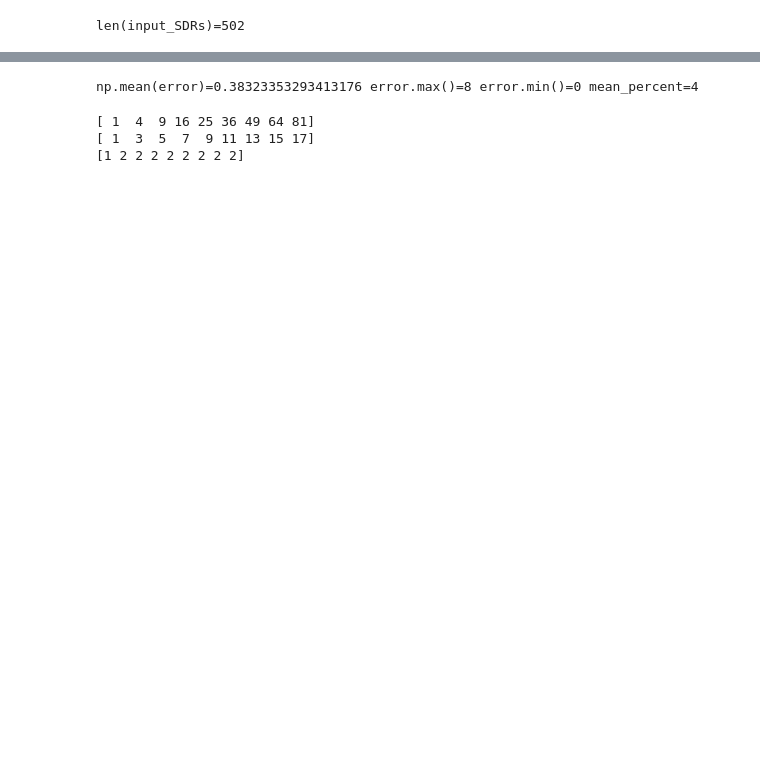
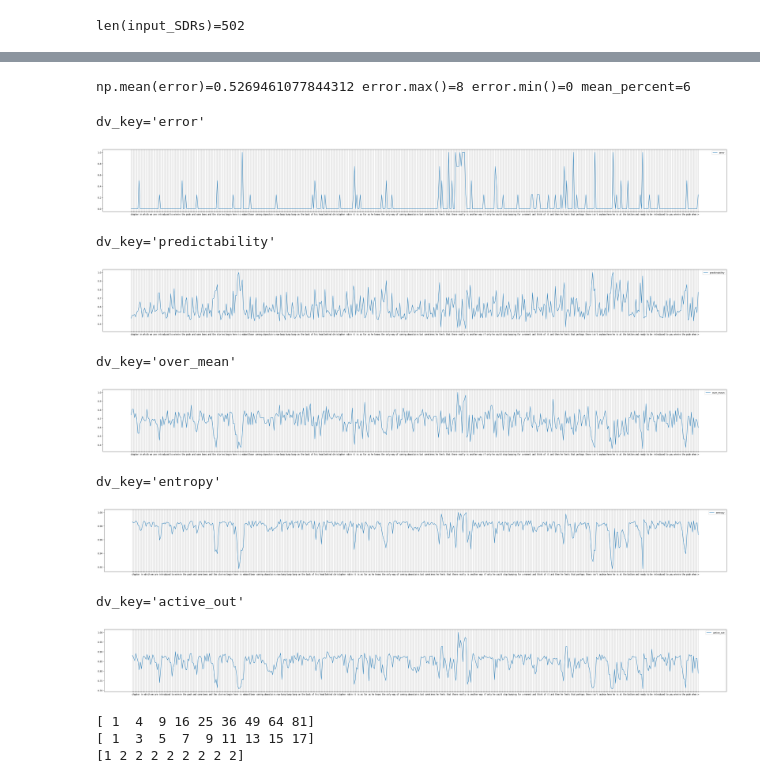
Before and after one commit to ivanoid768/symbol_predictor, a Jupyter notebook: confidence_simple_htm.ipynb, the cells around one changed output, grey strips where cells are left out. Drawn from its saved outputs; the diff is of its cells as text; code cells hidden in the pictures; blank space fills up the shorter version.

Commit message:
dividers: dict[str, ndarray] = {}

```diff
--- a/confidence_simple_htm.ipynb
+++ b/confidence_simple_htm.ipynb
@@ -197,6 +197,9 @@ for SDR in input_SDRs[1:]:
     norm_O = O / np.max(np.abs(O)) + prec
     min_O = np.min(O) - 1
     O[norm_O < TR * infer_coef_TR] = min_O
+
+    atr_O = np.copy(O)
+    atr_O[norm_O < TR * coef_TR] = min_O
 
     max_O = np.max(O, axis=1)
     argmax_O_idx = np.argsort(max_O)[::-1][:sparsity]
@@ -221,7 +224,7 @@ for SDR in input_SDRs[1:]:
     predictability = np.sum(np.abs(max_O - max_O[np.newaxis].T))
     predictability_list.append(predictability)
 
-    active_out = np.sum(O > min_O)
+    active_out = np.sum(atr_O > min_O)
     active_out_list.append(active_out)
 
     O *= SDR[np.newaxis].T
@@ -241,7 +244,49 @@ print(f'{np.mean(error)=} {error.max()=} {error.min()=} {mean_percent=}')
 # for col in np.rot90(O):
 #     print(f'{col.astype(int).tolist()}')
 # %% [output]
-np.mean(error)=0.38323353293413176 error.max()=8 error.min()=0 mean_percent=4
+np.mean(error)=0.5269461077844312 error.max()=8 error.min()=0 mean_percent=6
+# %%
+from numpy import ndarray
+
+dividers: dict[str, ndarray] = {}
+
+dividers.setdefault('error', np.array(error, dtype='float'))
+dividers.setdefault('predictability', np.array(predictability_list, dtype='float'))
+dividers.setdefault('over_mean', np.array(over_mean_list, dtype='float'))
+dividers.setdefault('entropy', np.array(entropy_list, dtype='float'))
+dividers.setdefault('active_out', np.array(active_out_list, dtype='float'))
+
+# dividers['over_mean'] = 1 / dividers['over_mean']
+# dividers['entropy'] = 1 / dividers['entropy']
+# dividers['active_out'] = 1 / dividers['active_out']
+
+for dv_key, dv in dividers.items():
+    dividers[dv_key] = dv / np.max(np.abs(dv)) + prec
+# %%
+for dv_key, dv in dividers.items():
+    plt.figure(figsize=(50, 5))
+
+    plt.plot(np.arange(len(dv)), dv, label = dv_key)
+
+    plt.xticks(np.arange(len(input_str[1:])), input_str[1:])
+    plt.grid(visible=True, axis='x')
+
+    plt.legend()
+    print(f'{dv_key=}')
+    plt.show()
+
+    plt.close()
+# %% [output]
+dv_key='error'
+[figure, added]
+dv_key='predictability'
+[figure, added]
+dv_key='over_mean'
+[figure, added]
+dv_key='entropy'
+[figure, added]
+dv_key='active_out'
+[figure, added]
 # %%
 from numpy import ndarray
 
```
Also changed, not shown: parts of 3 cells of this notebook.
